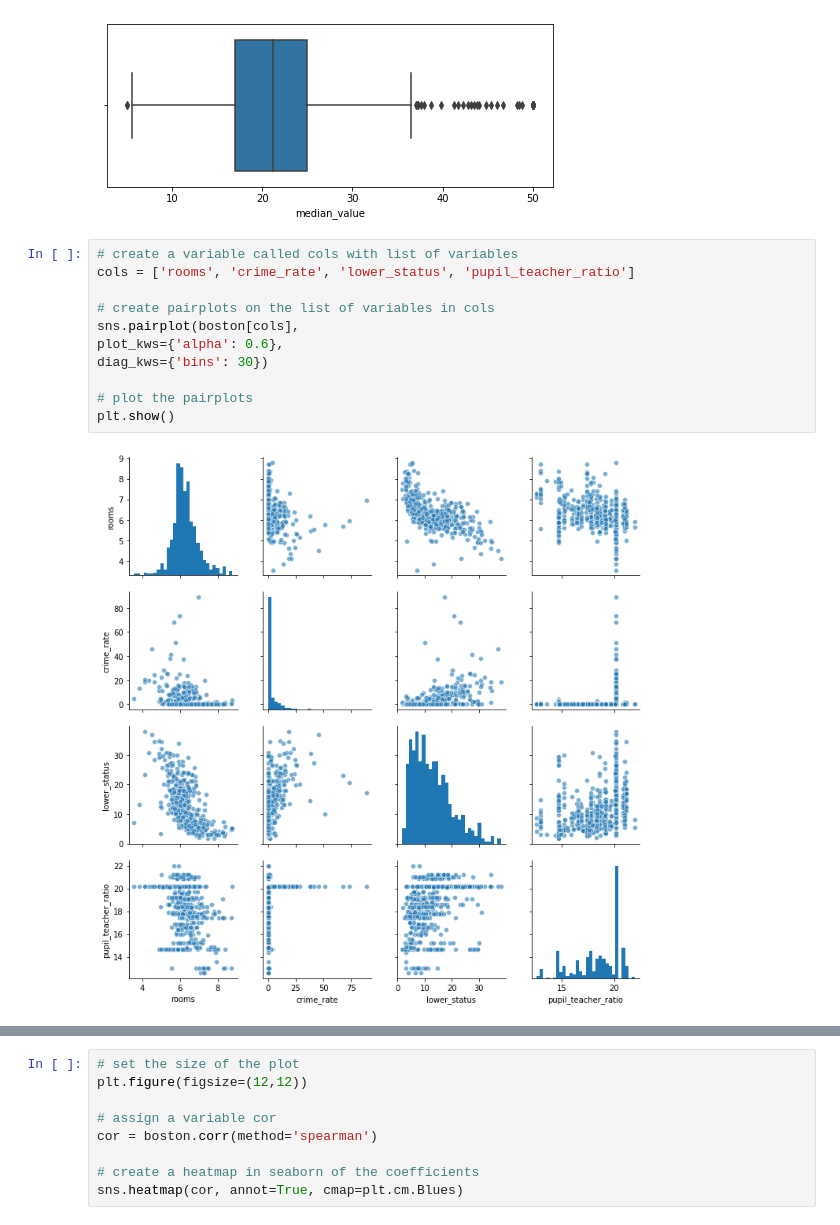
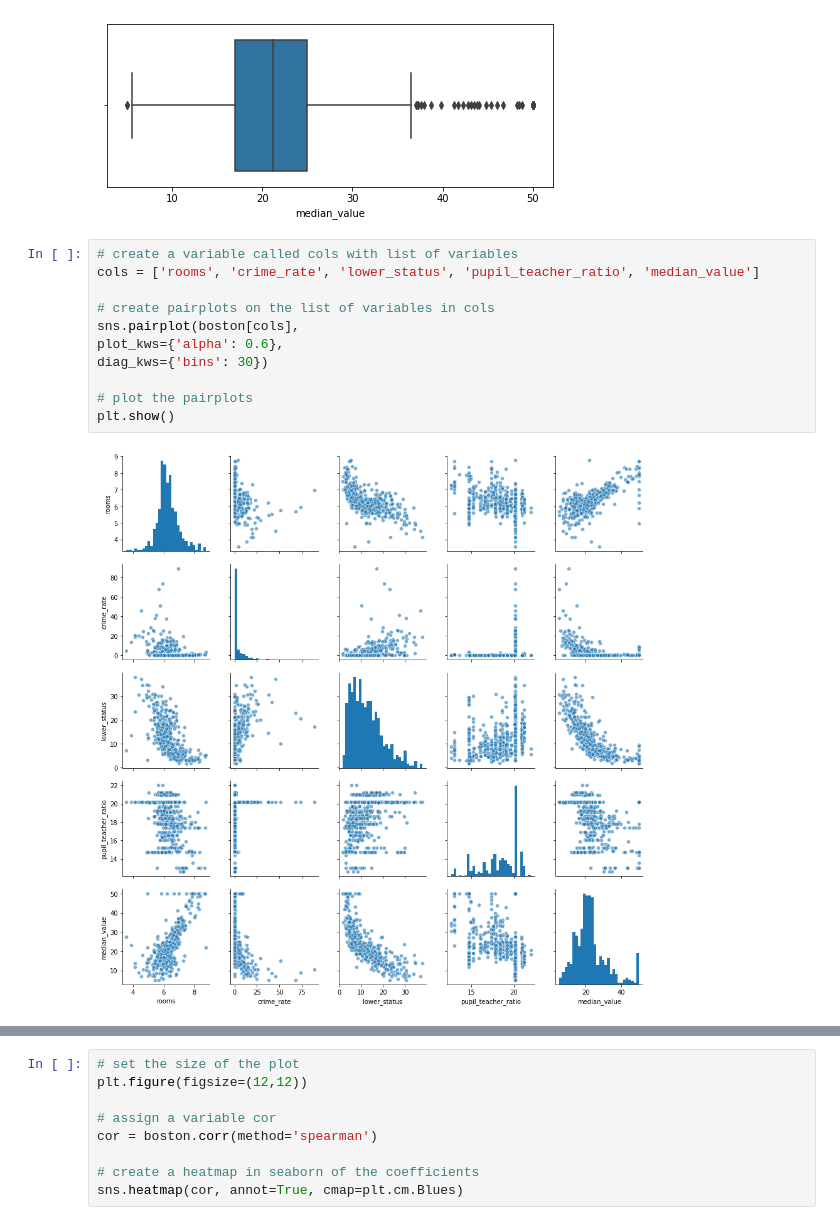
Before and after one commit to beccycole/AppliedStatisticsProject, a Jupyter notebook: Boston Housing Dataset - Linear Regression.ipynb, the cells around one changed output, grey strips where cells are left out. Saved outputs shown, nothing was run; the diff lists cells and outputs as text.

```diff
--- a/Boston Housing Dataset - Linear Regression.ipynb
+++ b/Boston Housing Dataset - Linear Regression.ipynb
@@ -220,14 +226,14 @@ sns.boxplot(boston['median_value'])
 [figure]
 # %%
 # create a variable called cols with list of variables
-cols = ['rooms', 'crime_rate', 'lower_status', 'pupil_teacher_ratio']
+cols = ['rooms', 'crime_rate', 'lower_status', 'pupil_teacher_ratio', 'median_value']
 
 # create pairplots on the list of variables in cols
 sns.pairplot(boston[cols],
 plot_kws={'alpha': 0.6},
 diag_kws={'bins': 30})
 
 # plot the pairplots
 plt.show()
 # %% [output]
-[figure, old version]
+[figure, new version]
```
Also changed, not shown: parts of 18 cells of this notebook.
